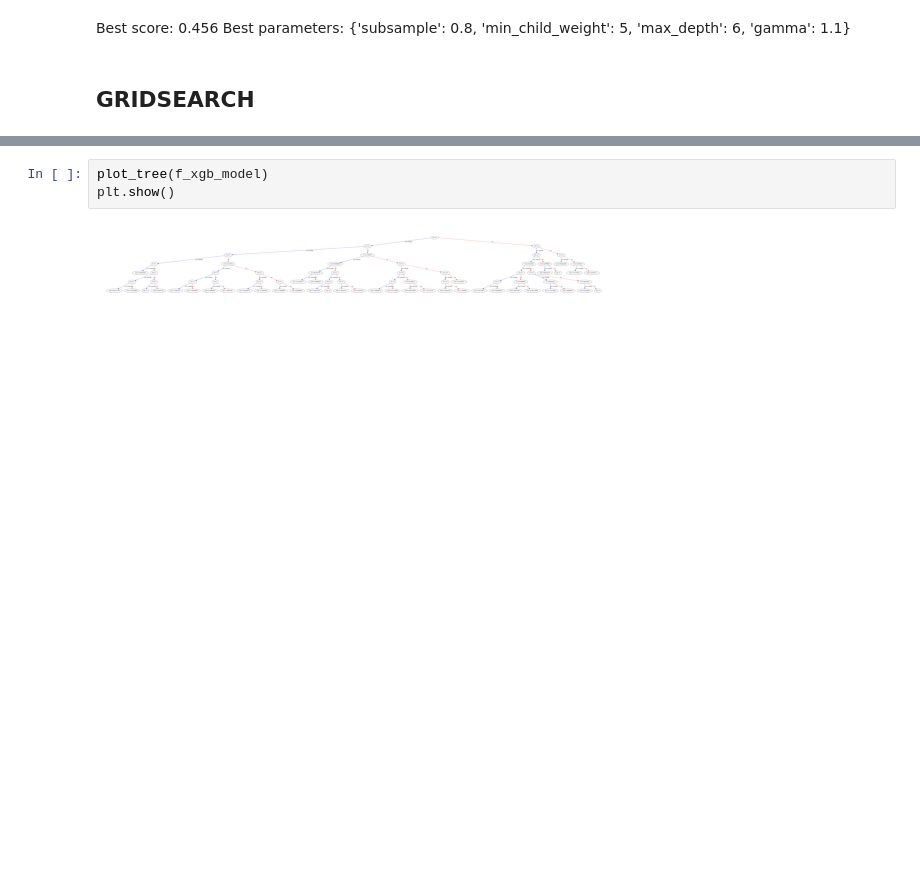
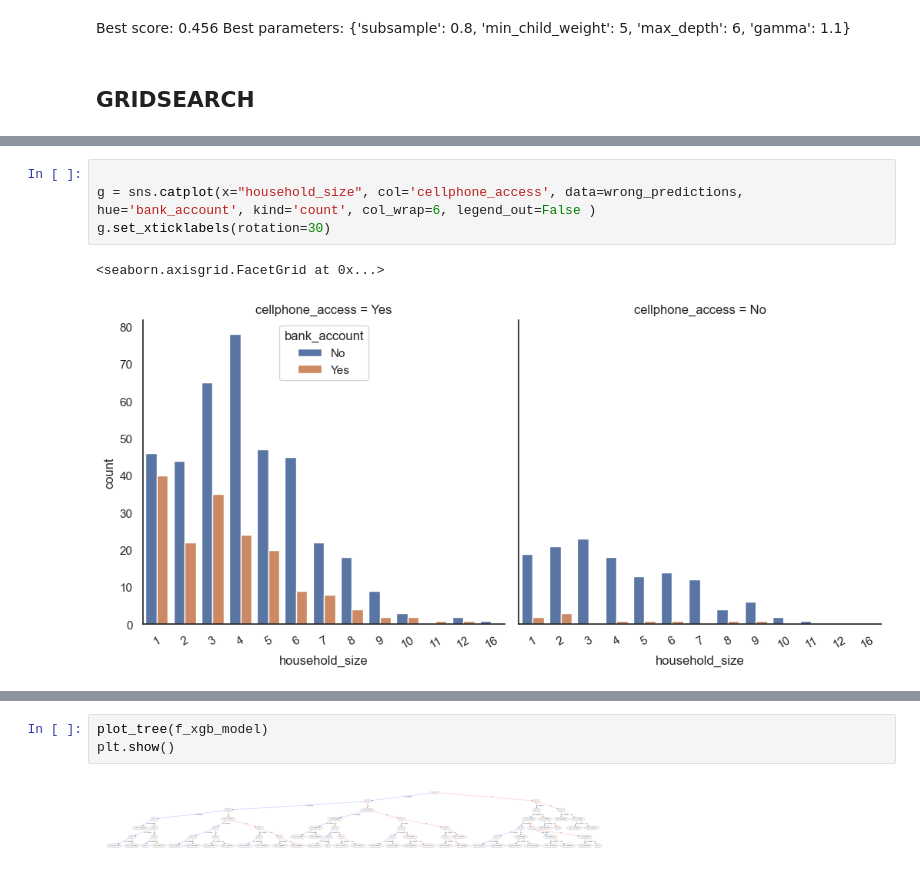
Before and after one commit to ahquin/ds-financial-inclusion, a Jupyter notebook: ml-data-analyse.ipynb, the cells around one changed output, grey strips where cells are left out. Saved outputs shown, nothing was run; the diff lists cells and outputs as text; blank space fills up the shorter version.

```diff
--- a/ml-data-analyse.ipynb
+++ b/ml-data-analyse.ipynb
@@ -735,0 +768,7 @@ print(y_pred.shape)
+# %%
+
+g = sns.catplot(x="household_size", col='cellphone_access', data=wrong_predictions, hue='bank_account', kind='count', col_wrap=6, legend_out=False )
+g.set_xticklabels(rotation=30)
+# %% [output]
+<seaborn.axisgrid.FacetGrid at 0x...>
+[figure, added]
```
Also changed, not shown: parts of 46 cells of this notebook.
